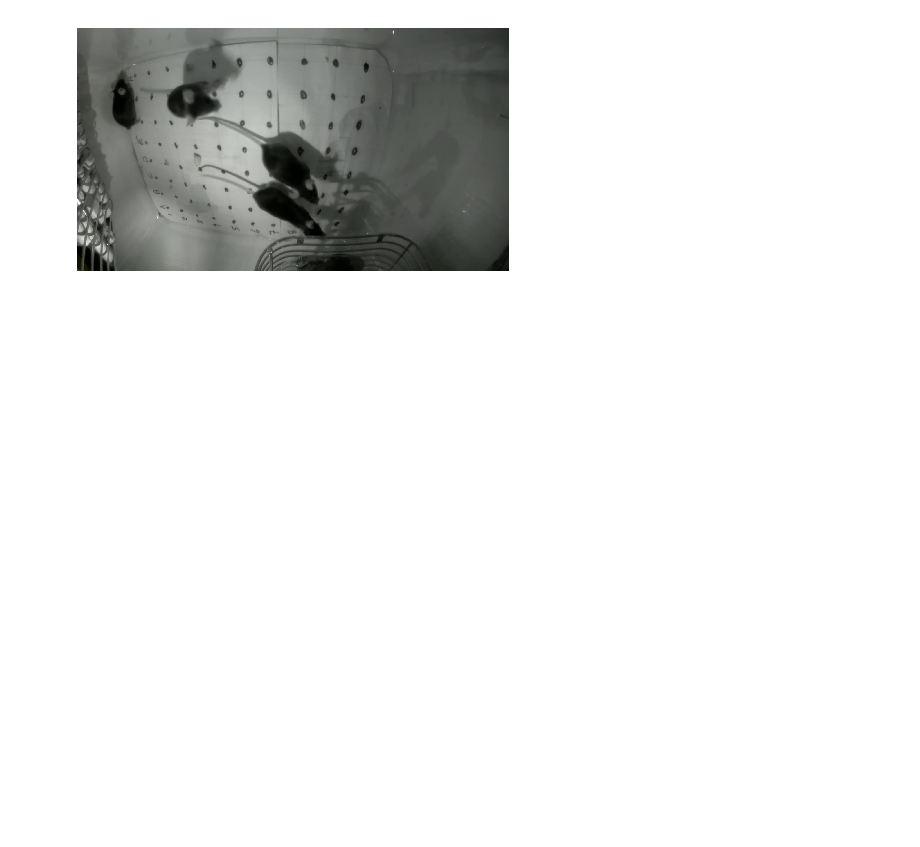
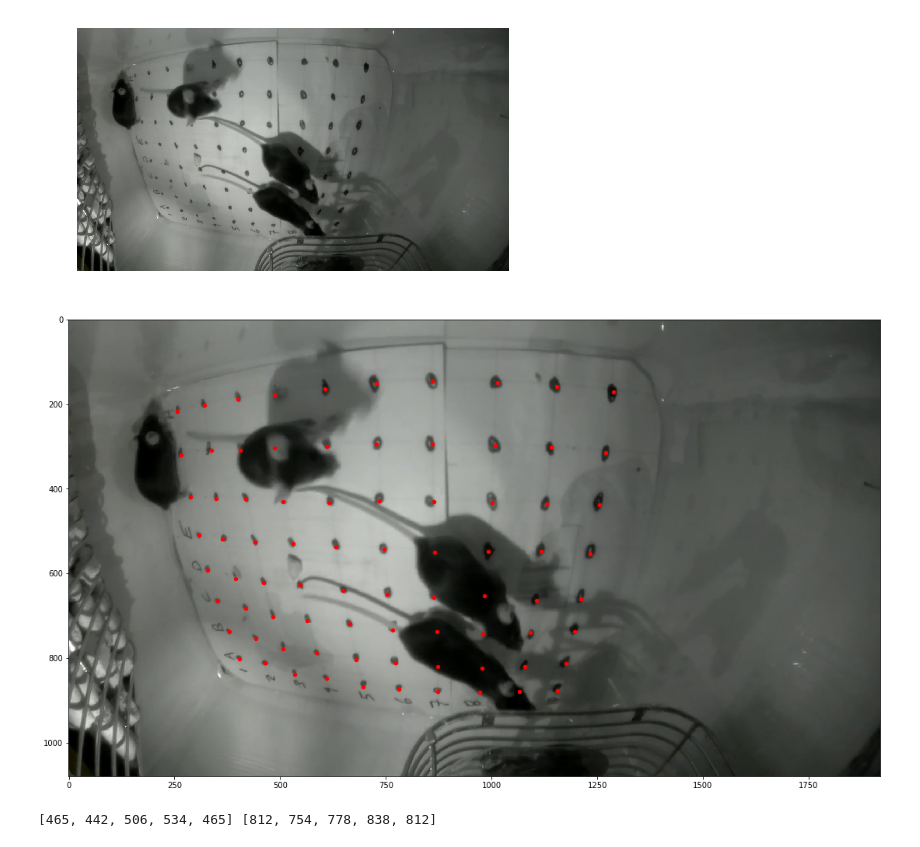
Before and after one commit to adamcatching/Polio_DIPS, a Jupyter notebook: notebook/2018_07/2018_07_09.ipynb, the cells around one changed output. Cells and saved outputs as stored; diff of their text form; code cells hidden in the pictures; blank space fills up the shorter version.

```diff
--- a/notebook/2018_07/2018_07_09.ipynb
+++ b/notebook/2018_07/2018_07_09.ipynb
@@ -95,9 +101,44 @@ plt.show()
 [figure]
 # %%
 # The location of the points are needed to generate the
-np_dot_list = [(610, 856), (586, 792), (564, 712), (548, 634), (530, 536), (506, 430), (494, 304),
-           (696, 868), (680, 840), (664, 724), (652, 648), (632, 538), (616, 432), (610, 300),
-           (780, 880), (770, 812), (766, 734), (754, 650), (746, 546), (734, 438), (728, 302),
-           (872, 884), (868, 820), (868, 738), (860, 664), (862, 550), (854, 430), (860, 290),
-           (972, 878), (978, 824), (980, 744), (984, 654), (992, 554), (1002, 432), (1008, 298),
-           (1066, 880), (1078, 926), (1092, 748), (1106, 664), (1114, 558), (1130, 440), (1142, 302)]
+np_dot_list = np.array([[(403, 803), (380, 738), (352, 665), (328, 593), (308, 510), (288, 419), (266, 320), (256, 218)],
+                        [(465, 812), (442, 754), (418, 682), (394, 612), (364, 518), (348, 424), (338, 310), (321, 202)],
+                        [(534, 838), (506, 778), (482, 702), (460, 622), (440, 526), (418, 424), (406, 310), (400, 188)],
+                        [(610, 848), (586, 787), (564, 712), (548, 628), (530, 529), (506, 430), (486, 304), (486, 178)],
+                        [(696, 868), (680, 804), (664, 720), (649, 641), (632, 538), (616, 432), (610, 300), (606, 164)],
+                        [(780, 873), (774, 812), (766, 734), (754, 650), (746, 542), (734, 428), (728, 295), (728, 151)],
+                        [(872, 880), (873, 820), (870, 738), (864, 657), (866, 550), (863, 430), (860, 295), (860, 146)],
+                        [(972, 882), (978, 824), (980, 744), (984, 654), (992, 548), (1002, 432), (1008, 298), (1014, 149)],
+                        [(1066, 880), (1078, 820), (1092, 739), (1106, 664), (1117, 548), (1130, 436), (1142, 302), (1154, 158)],
+                        [(1156, 878), (1176, 814), (1196, 738), (1212, 660), (1234, 553), (1256, 438), (1270, 314), (1288, 172)]])
+# %%
+# Plot the points on the test image
+fig, ax = plt.subplots(1, 1, figsize=((19.20, 10.80)))
+plt.imshow(test_frame)
+for row in np_dot_list:
+    ax.scatter(row[:, 0], row[:, 1], c='r', s=20)
+plt.show()
+# %% [output]
+[figure, added]
+# %%
+# Create a test checkerboard from the points
+
+# Test seed point
+test_i = 1
+test_j = 0
+i = test_i
+j = test_j
+test_x = [np_dot_list[i, j, 0],
+          np_dot_list[i, j+1, 0],
+          np_dot_list[i+1, j+1, 0],
+          np_dot_list[i+1, j, 0],
+          np_dot_list[i, j, 0]]
+
+test_y = [np_dot_list[i, j, 1],
+          np_dot_list[i, j+1, 1],
+          np_dot_list[i+1, j+1, 1],
+          np_dot_list[i+1, j, 1],
+          np_dot_list[i, j, 1]]
+print(test_x, test_y)
+# %% [output]
+[465, 442, 506, 534, 465] [812, 754, 778, 838, 812]
```
Also changed, not shown: parts of 16 cells of this notebook.
